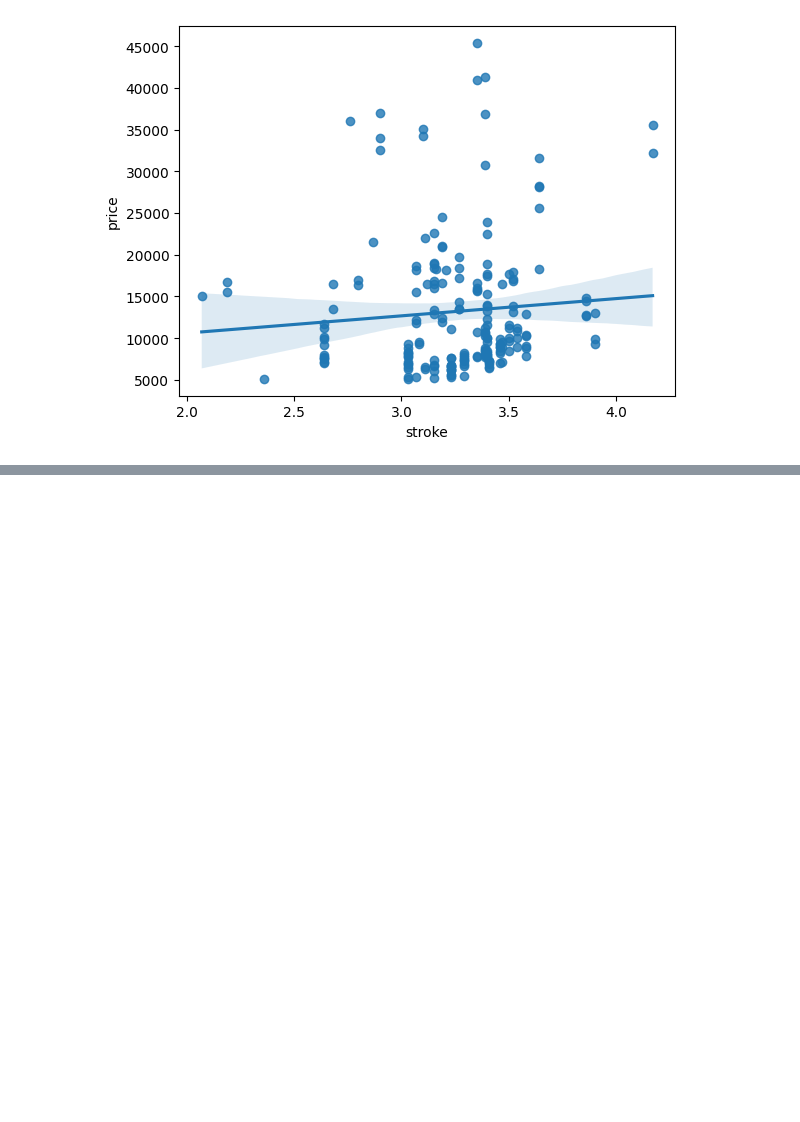
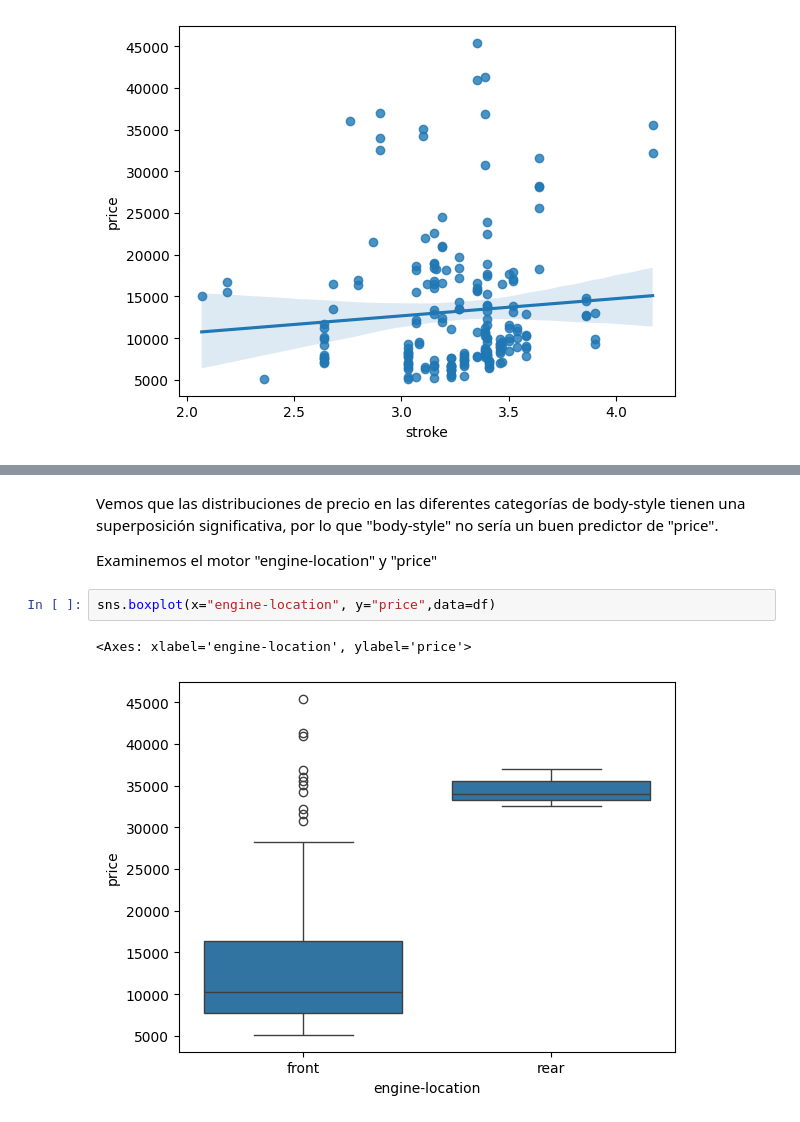
Before and after one commit to reivincitot/Cursos-IBM, a Jupyter notebook: Data Analysis with Python/Data Analysis With Python.ipynb, the cells around one changed output, grey strips where cells are left out. Saved outputs shown, nothing was run; the diff lists cells and outputs as text; blank space fills up the shorter version.

```diff
--- a/Data Analysis with Python/Data Analysis With Python.ipynb
+++ b/Data Analysis with Python/Data Analysis With Python.ipynb
@@ -195,0 +207,9 @@ sns.regplot(x="stroke",y="price",data=df)
+# %% [markdown]
+Vemos que las distribuciones de precio en las diferentes categorías de body-style tienen una superposición significativa, por lo que "body-style" no sería un buen predictor de "price".
+
+Examinemos el motor "engine-location" y "price"
+# %%
+sns.boxplot(x="engine-location", y="price",data=df)
+# %% [output]
+<Axes: xlabel='engine-location', ylabel='price'>
+[figure, added]
```
Also changed, not shown: parts of 7 cells of this notebook.
